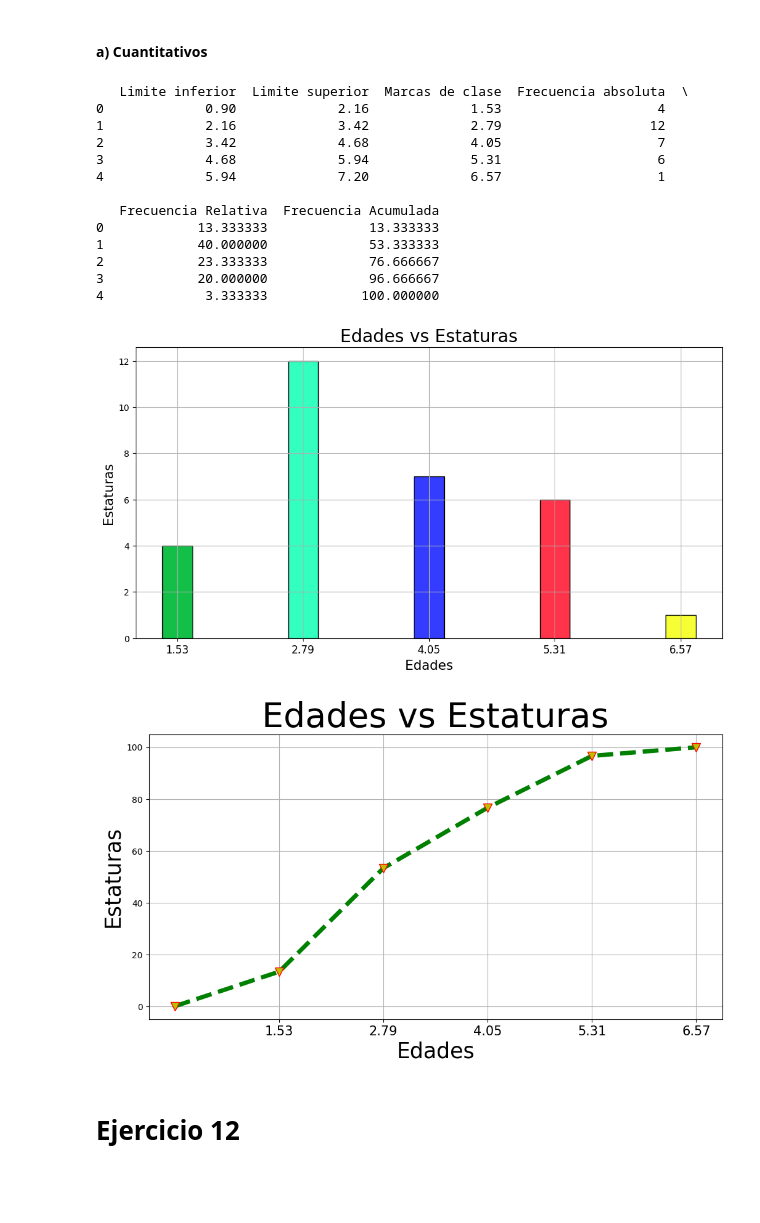
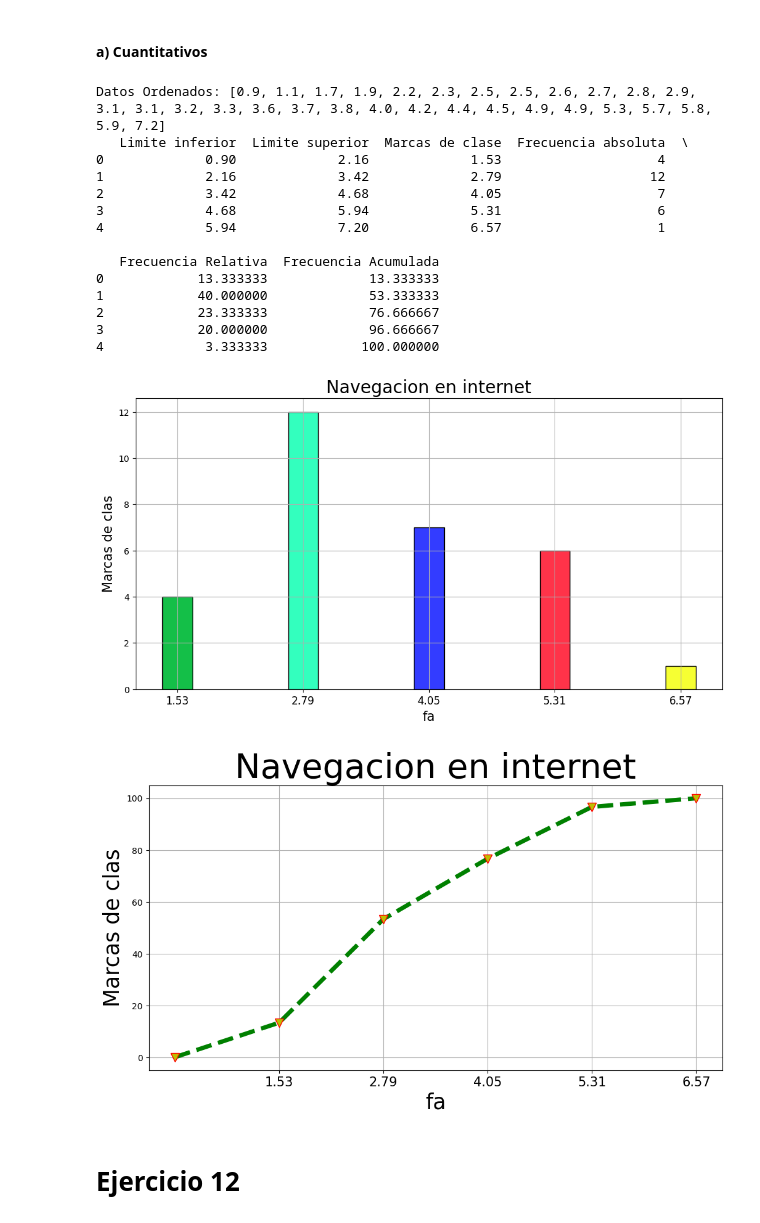
Before and after one commit to Isai23011/IMCVerano2024T1, a Jupyter notebook: Ejercicios.ipynb, the cells around one changed output. Saved outputs shown, nothing was run; the diff lists cells and outputs as text; code cells hidden in the pictures; blank space fills up the shorter version.

```diff
--- a/Ejercicios.ipynb
+++ b/Ejercicios.ipynb
@@ -117,15 +119,17 @@ c. Traza un histograma y una ojiva.
 # %%
 #Arreglo a usar
 datos = [2.5, 4.5, 5.8, 2.2, 5.7,
-5.3, 4.0, 0.9, 2.5, 2.3,
-3.2, 4.9, 2.7, 3.7, 3.8,
-4.9, 2.8, 3.6, 4.2, 3.1,
-7.2, 1.9, 5.9, 3.3, 2.9,
-1.1, 1.7, 2.6, 3.1, 4.4]
+        5.3, 4.0, 0.9, 2.5, 2.3,
+        3.2, 4.9, 2.7, 3.7, 3.8,
+        4.9, 2.8, 3.6, 4.2, 3.1,
+        7.2, 1.9, 5.9, 3.3, 2.9,
+        1.1, 1.7, 2.6, 3.1, 4.4]
+
+print("Datos Ordenados:", datosOrd)
 
 datosOrd = i.ordenar_asc(datos) #Ordena los datos del arreglo principal
 
-lim_inf, lim_sup, mrks = c.clases_grouped(datosOrd) #Calcula los limites inferiores, superiores y las marcas de clase
+lim_inf, lim_sup, mrks = cc.clases_grouped(datosOrd) #Calcula los limites inferiores, superiores y las marcas de clase
 
 freq_absoluta, clases = che.fa_grouped(datosOrd, lim_inf, lim_sup) #Calcula los 2 tipos de F_absolutas, asi como el numero de clases
 
@@ -136,6 +140,7 @@ tbl = esc.tabla_grouped(lim_inf, lim_sup, mrks, freq_absoluta, freq_relativa, fr
 
 print(tbl) #Imprime la tabla
 # %% [output]
+Datos Ordenados: [0.9, 1.1, 1.7, 1.9, 2.2, 2.3, 2.5, 2.5, 2.6, 2.7, 2.8, 2.9, 3.1, 3.1, 3.2, 3.3, 3.6, 3.7, 3.8, 4.0, 4.2, 4.4, 4.5, 4.9, 4.9, 5.3, 5.7, 5.8, 5.9, 7.2]
    Limite inferior  Limite superior  Marcas de clase  Frecuencia absoluta  \
 0             0.90             2.16             1.53                    4
 1             2.16             3.42             2.79                   12
@@ -151,16 +156,16 @@ print(tbl) #Imprime la tabla
 4             3.333333            100.000000
 # %%
 # Definicion de 'titulos'
-labelx = "Edades"
-labely = "Estaturas"
-titulo = "Edades vs Estaturas"
+labelx = "fa"
+labely = "Marcas de clas"
+titulo = "Navegacion en internet"
 
 # Impresion de las tablas correspondientes
-histograma = ca.plot_hist(clases, freq_absoluta, mrks, labelx, labely, titulo)
+histograma = caa.plot_hist(clases, freq_absoluta, mrks, labelx, labely, titulo)
 ojiva = at.plot_ojiva(clases, frecuencia_acumulada, mrks, labelx, labely, titulo)
 # %% [output]
-[figure, old version]
+[figure, new version]
-[figure, old version]
+[figure, new version]
 # %% [markdown]
 # Ejercicio 12
 # %% [markdown]
```
Also changed, not shown: parts of 1 cell of this notebook, 2 other files.
